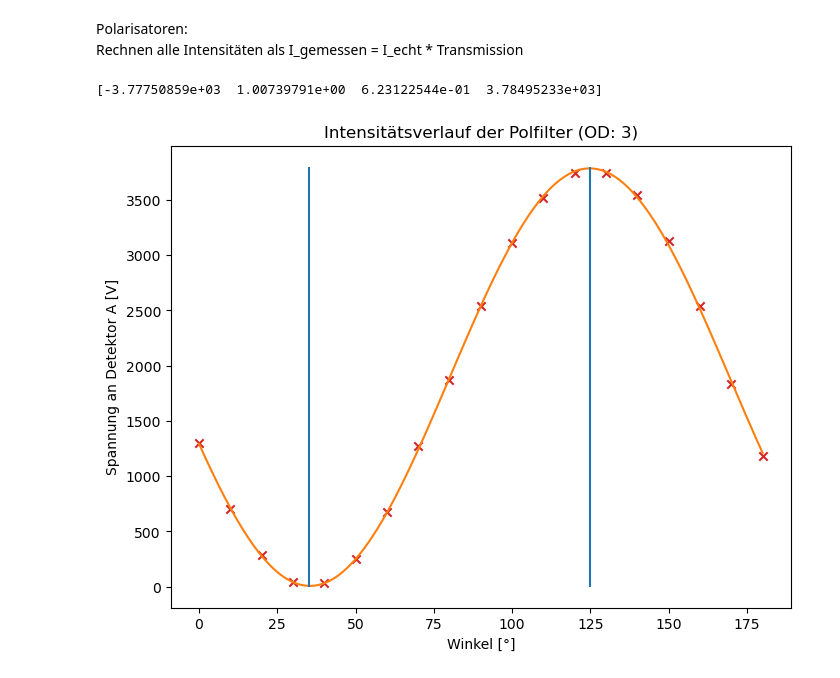
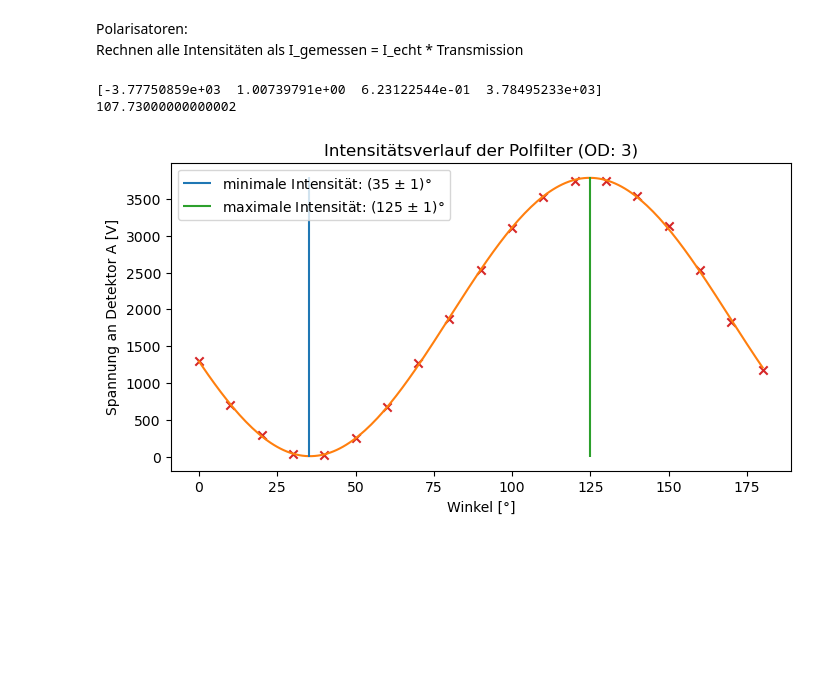
Before and after one commit to hannes-ebe/F-Prak-B, a Jupyter notebook: MOKE/polfilter.ipynb, the cells around one changed output. Cells and saved outputs as stored; diff of their text form; code cells hidden in the pictures; blank space fills up the shorter version.

```diff
--- a/MOKE/polfilter.ipynb
+++ b/MOKE/polfilter.ipynb
@@ -55,35 +59,38 @@ def measured_to_real(data,nd):
 # %%
 pol2 = np.arange(0,181,10)
 pol2_intensity = np.array([1.30,0.70,0.29,0.04,0.03,0.25,0.68,1.27,1.87,2.54,3.11,3.52,3.74,3.74,3.54,3.13,2.54,1.83,1.18])
 pol2_intensity = measured_to_real(pol2_intensity,3)
 
 popt, pcov = curve_fit(malus,pol2,pol2_intensity,p0=[3500,1,1,1])
 I_0, A, B, C = popt
 print(popt)
 
 # Scatter-Plot Daten
-plt.figure(figsize=(8,6))
+plt.figure(figsize=(8,4))
 plt.xlabel('Winkel [°]')
 plt.ylabel('Spannung an Detektor A [V]')
 plt.title('Intensitätsverlauf der Polfilter (OD: 3)')
 plt.scatter(pol2,pol2_intensity,marker='x',color='tab:red')
 
 # Fit Malus-Gesetz
 xfit = np.arange(0,181,1)
 yfit = malus(xfit,I_0,A,B,C)
 plt.plot(xfit,yfit,color='tab:orange')
 
-# Bestimmung Minimum/Maximum
-# minimum = min(yfit)
-# min_index = yfit.index(minimum)
-# maximum = max(yfit)
-# max_index = yfit.index(maximum)
-minimum = xfit[np.argmin(yfit)]
-maximum = xfit[np.argmax(yfit)]
-plt.vlines([minimum,maximum],ymin=0,ymax=3800,colors='tab:blue')
+min_index = np.argmin(yfit)
+max_index = np.argmax(yfit)
+minimum = xfit[min_index]
+maximum = xfit[max_index]
+plt.vlines(minimum,ymin=0,ymax=3800,colors='tab:blue',label=f'minimale Intensität: ({minimum} $\pm~1$)°')
+plt.vlines(maximum,ymin=0,ymax=3800,colors='tab:green',label=f'maximale Intensität: ({maximum} $\pm~1$)°')
 
 
+plt.legend()
 plt.savefig('figures/optiken/polfilter.pdf')
+
+sum = 2.95*2+9.99+1.39+4.19+11.99+14.89+1.99+9.99*2+2.95+1.59+9.99*2+0.95+2.95+8.99
+print(sum)
 # %% [output]
 [-3.77750859e+03  1.00739791e+00  6.23122544e-01  3.78495233e+03]
+107.73000000000002
-[figure, old version]
+[figure, new version]
```
Also changed, not shown: parts of 1 cell of this notebook.
